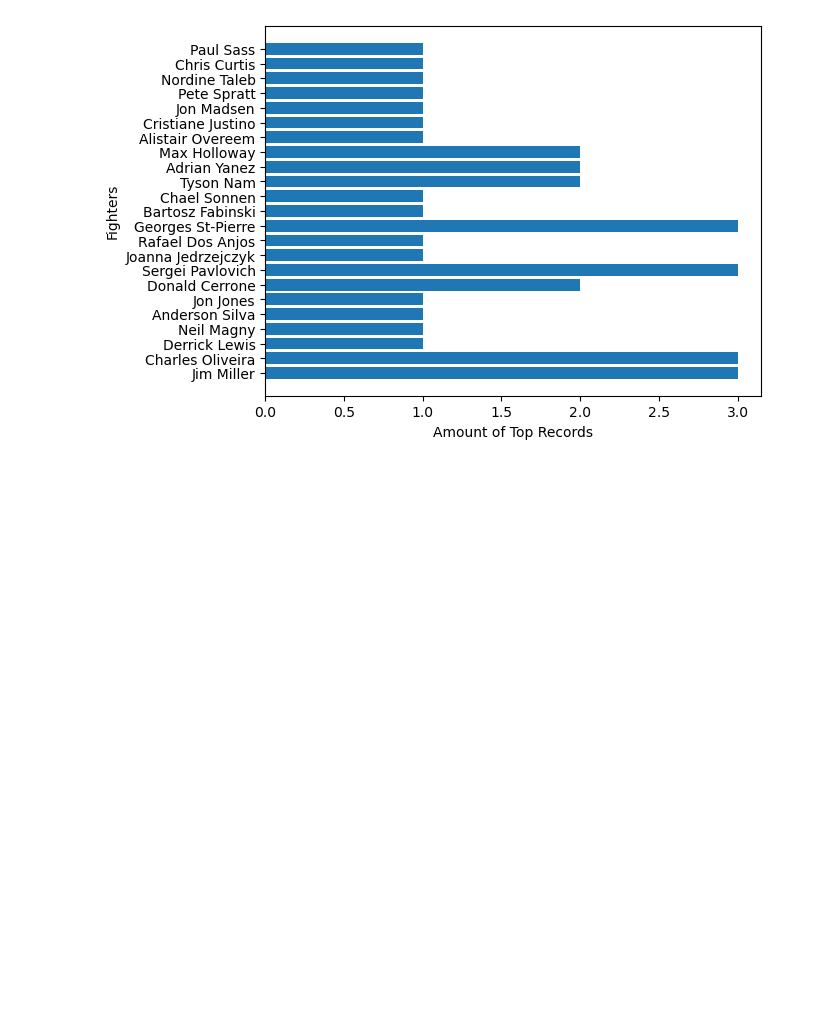
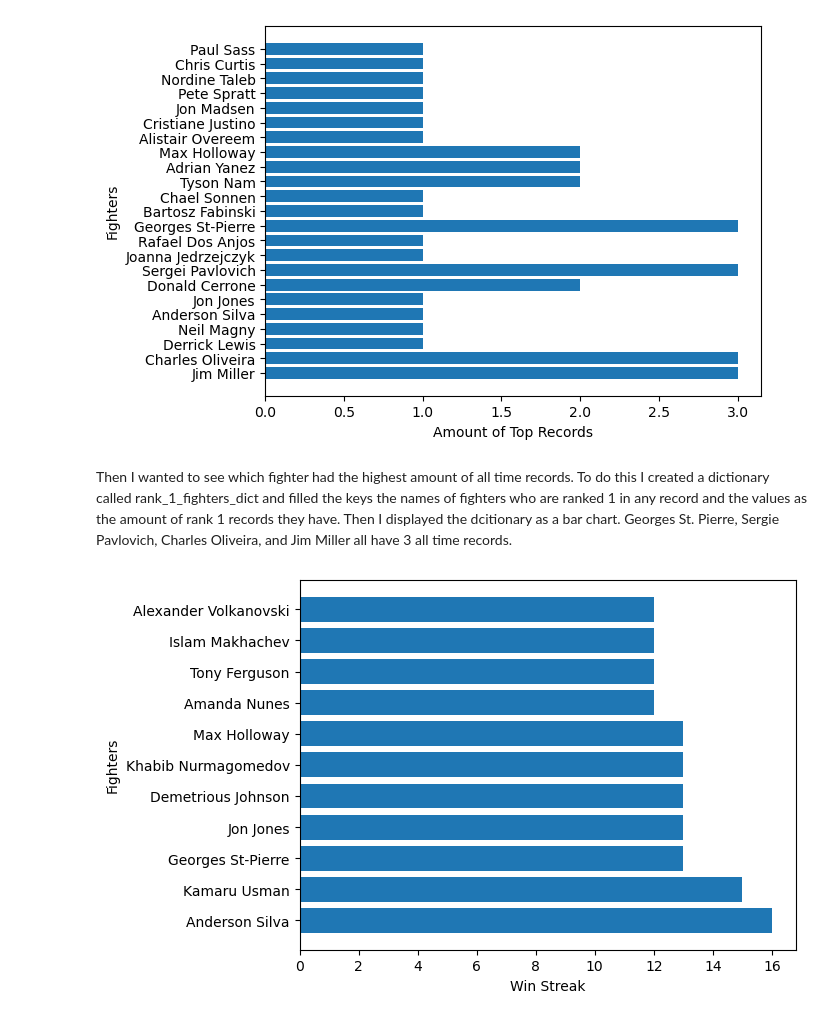
Before and after one commit to MaxDiamond13/Assignment-7-Data-Curation-and-Analysis-Coding-, a Jupyter notebook: Coding Assignment .ipynb, the cells around one changed output. Drawn from its saved outputs; the diff is of its cells as text; code cells hidden in the pictures; blank space fills up the shorter version.

```diff
--- a/Coding Assignment .ipynb
+++ b/Coding Assignment .ipynb
@@ -196,3 +214,19 @@ plt.ylabel('Fighters')
 plt.show()
 # %% [output]
 [figure]
+# %% [markdown]
+Then I wanted to see which fighter had the highest amount of all time records. To do this I created a dictionary called rank_1_fighters_dict and filled the keys the names of fighters who are ranked 1 in any record and the values as the amount of rank 1 records they have. Then I displayed the dcitionary as a bar chart. Georges St. Pierre, Sergie Pavlovich, Charles Oliveira, and Jim Miller all have 3 all time records.
+# %%
+win_streak=ufc_career_df.loc[ufc_career_df["Type of Record"]=="Win Streak"]
+win_streak_names=win_streak["Name"]
+win_streak_values=win_streak["Total"]
+
+# create the bar chart
+plt.barh(win_streak_names, win_streak_values)
+#plt.xticks(rotation=90) # rotate x-axis labels by 90 degrees
+plt.xlabel('Win Streak')
+plt.ylabel('Fighters')
+
+plt.show()
+# %% [output]
+[figure, added]
```
Also changed, not shown: parts of 13 cells of this notebook.
